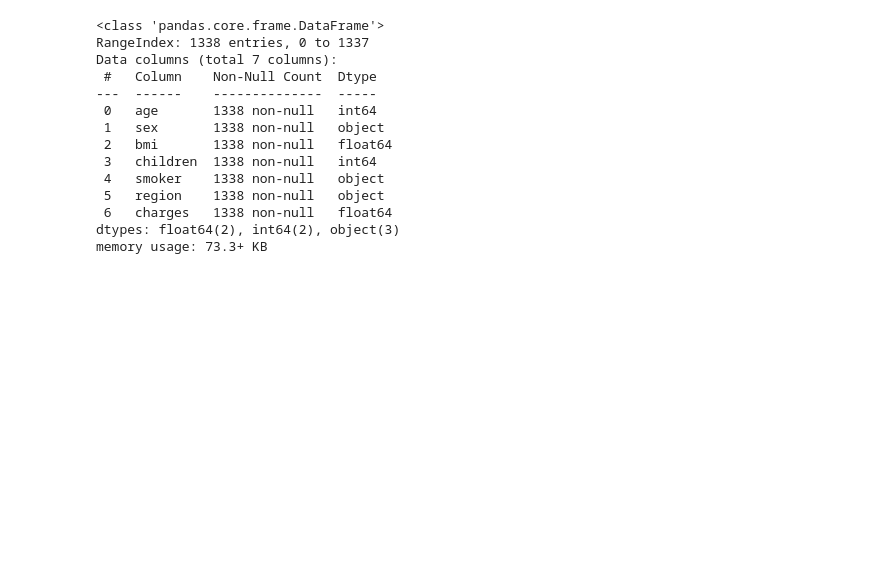
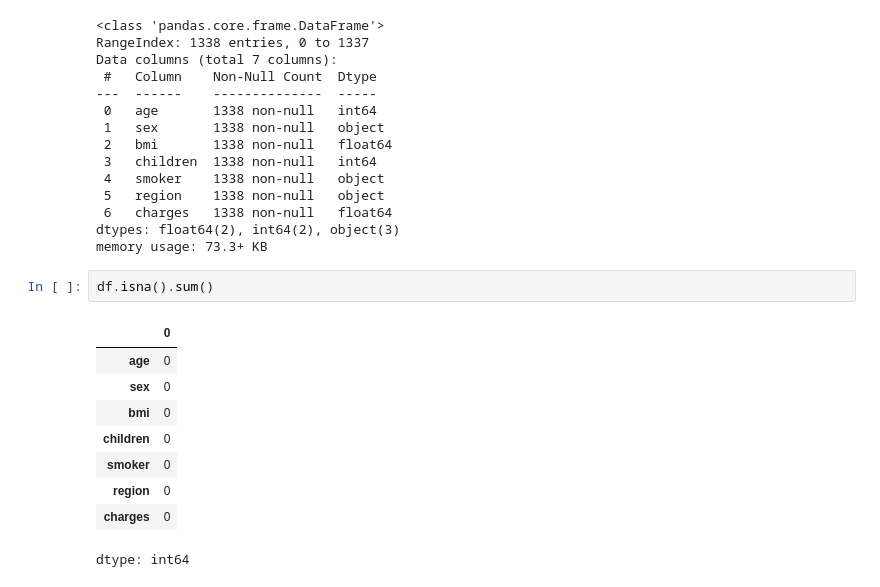
Before and after one commit to aguchhait-stack/Segmentation, a Jupyter notebook: Segmentation.ipynb, the cells around one changed output. Drawn from its saved outputs; the diff is of its cells as text; blank space fills up the shorter version.

```diff
--- a/Segmentation.ipynb
+++ b/Segmentation.ipynb
@@ -33,3 +39,15 @@ Data columns (total 7 columns):
  6   charges   1338 non-null   float64
 dtypes: float64(2), int64(2), object(3)
 memory usage: 73.3+ KB
+# %%
+df.isna().sum()
+# %% [output]
+|  | 0 |
+| age | 0 |
+| sex | 0 |
+| bmi | 0 |
+| children | 0 |
+| smoker | 0 |
+| region | 0 |
+| charges | 0 |
+dtype: int64
```
Also changed, not shown: parts of 9 cells of this notebook.
